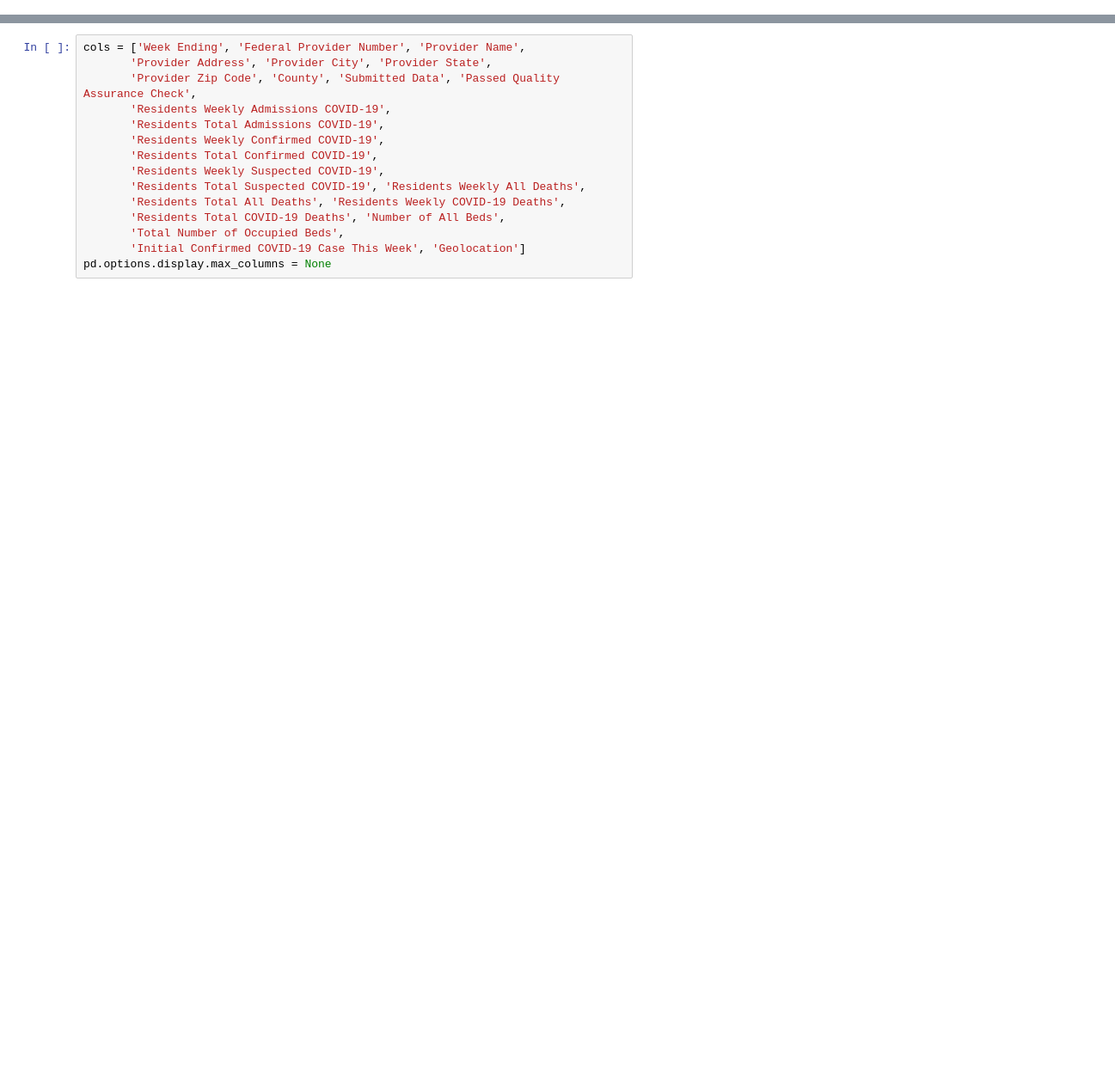
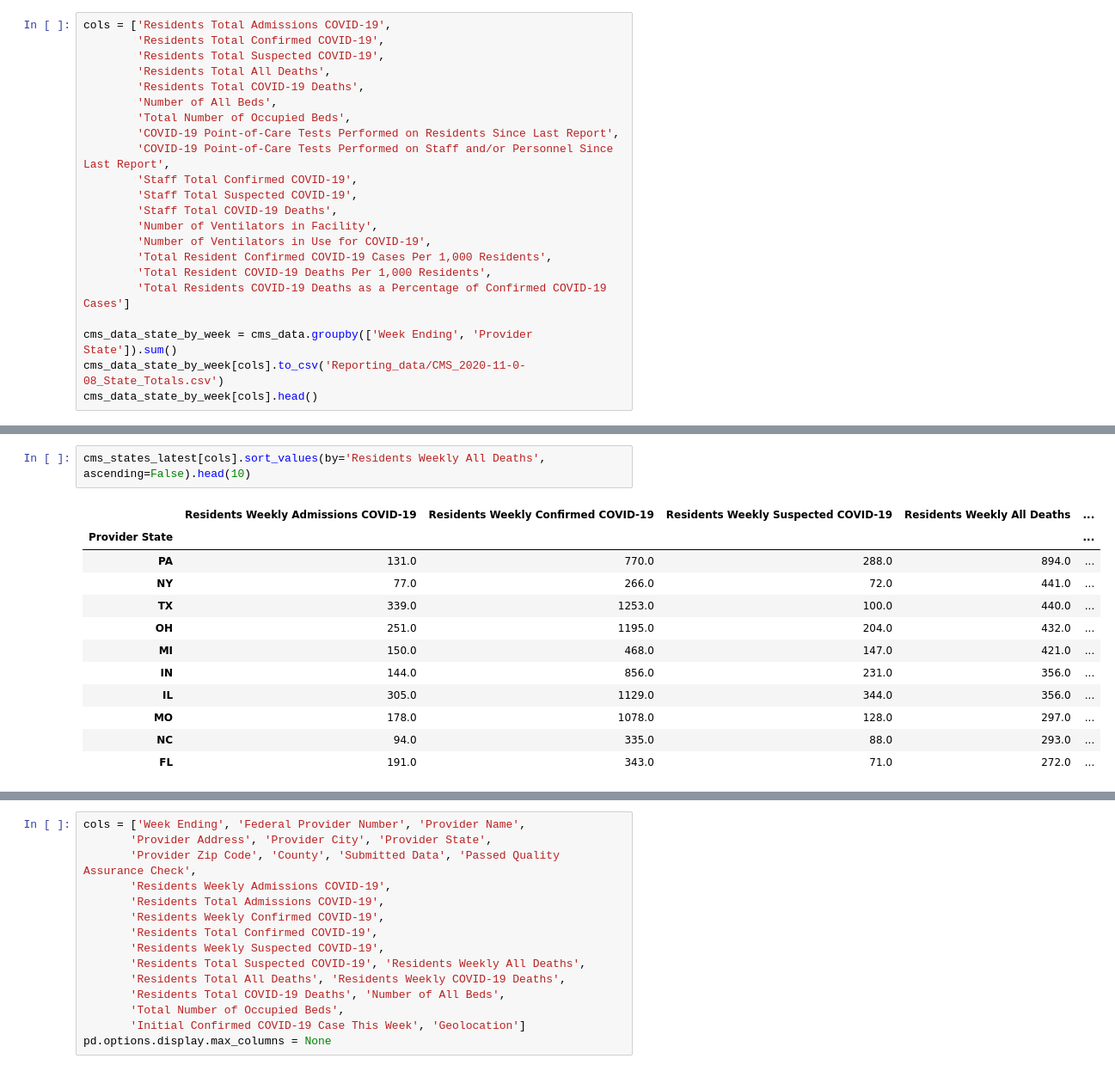
Before and after one commit to JaviThomas/Covid-County-LTC-Analysis, a Jupyter notebook: CMS_Nursing_home_dataset.v2.ipynb, the cells around one changed output, grey strips where cells are left out. Shown at 86% size. Drawn from its saved outputs; the diff is of its cells as text; blank space fills up the shorter version.

```diff
--- a/CMS_Nursing_home_dataset.v2.ipynb
+++ b/CMS_Nursing_home_dataset.v2.ipynb
@@ -30,0 +54,22 @@ Index(['Week Ending', 'Federal Provider Number', 'Provider Name',
+# %%
+cols = ['Residents Total Admissions COVID-19',
+        'Residents Total Confirmed COVID-19',
+        'Residents Total Suspected COVID-19',
+        'Residents Total All Deaths',
+        'Residents Total COVID-19 Deaths',
+        'Number of All Beds',
+        'Total Number of Occupied Beds',
+        'COVID-19 Point-of-Care Tests Performed on Residents Since Last Report',
+        'COVID-19 Point-of-Care Tests Performed on Staff and/or Personnel Since Last Report',
+        'Staff Total Confirmed COVID-19',
+        'Staff Total Suspected COVID-19',
+        'Staff Total COVID-19 Deaths',
+        'Number of Ventilators in Facility',
+        'Number of Ventilators in Use for COVID-19',
+        'Total Resident Confirmed COVID-19 Cases Per 1,000 Residents',
+        'Total Resident COVID-19 Deaths Per 1,000 Residents',
+        'Total Residents COVID-19 Deaths as a Percentage of Confirmed COVID-19 Cases']
+
+cms_data_state_by_week = cms_data.groupby(['Week Ending', 'Provider State']).sum()
+cms_data_state_by_week[cols].to_csv('Reporting_data/CMS_2020-11-0-08_State_Totals.csv')
+cms_data_state_by_week[cols].head()
@@ -30,0 +84,15 @@ Index(['Week Ending', 'Federal Provider Number', 'Provider Name',
+# %%
+cms_states_latest[cols].sort_values(by='Residents Weekly All Deaths', ascending=False).head(10)
+# %% [output]
+|  | Residents Weekly Admissions COVID-19 | Residents Weekly Confirmed COVID-19 | Residents Weekly Suspected COVID-19 | Residents Weekly All Deaths | ... |
+| Provider State |  |  |  |  | ... |
+| PA | 131.0 | 770.0 | 288.0 | 894.0 | ... |
+| NY | 77.0 | 266.0 | 72.0 | 441.0 | ... |
+| TX | 339.0 | 1253.0 | 100.0 | 440.0 | ... |
+| OH | 251.0 | 1195.0 | 204.0 | 432.0 | ... |
+| MI | 150.0 | 468.0 | 147.0 | 421.0 | ... |
+| IN | 144.0 | 856.0 | 231.0 | 356.0 | ... |
+| IL | 305.0 | 1129.0 | 344.0 | 356.0 | ... |
+| MO | 178.0 | 1078.0 | 128.0 | 297.0 | ... |
+| NC | 94.0 | 335.0 | 88.0 | 293.0 | ... |
+| FL | 191.0 | 343.0 | 71.0 | 272.0 | ... |
```
Also changed, not shown: parts of 13 cells of this notebook, 24 other files.
